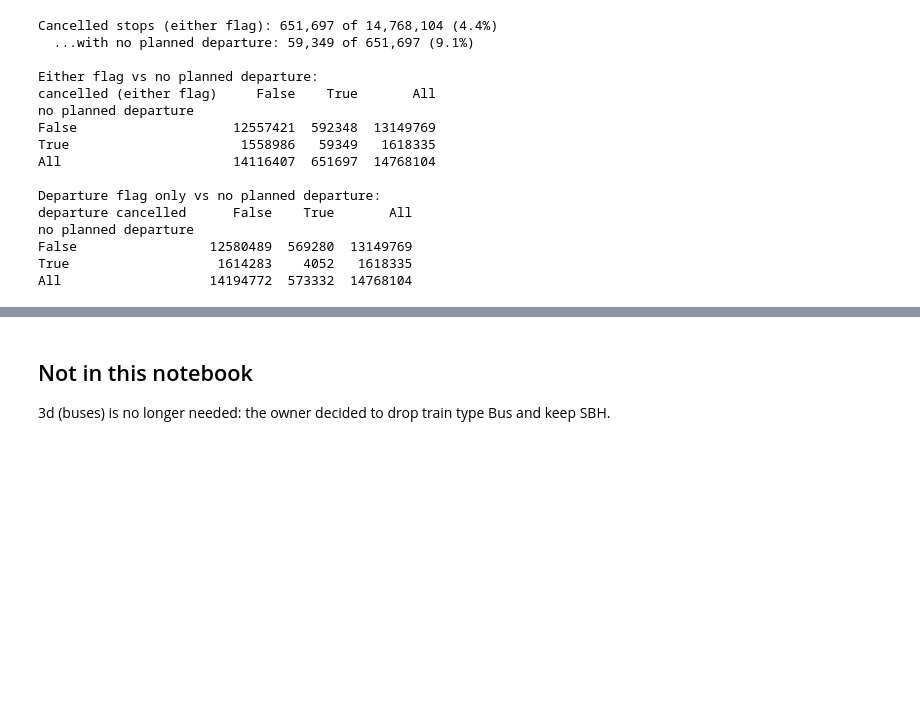
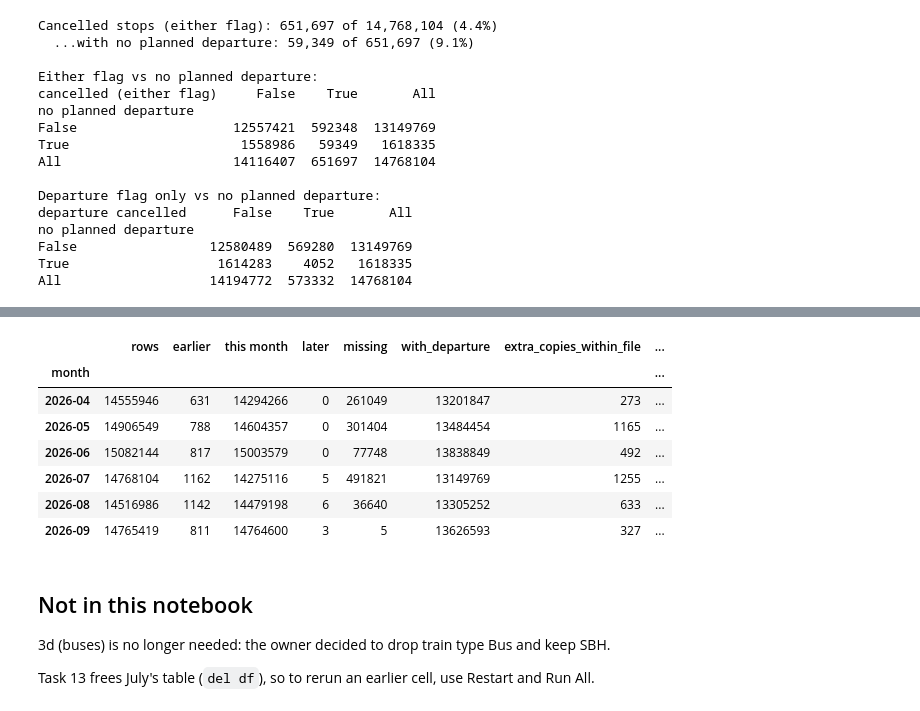
Before and after one commit to MadTMan/db-delay-risk, a Jupyter notebook: notebooks/02_data_checks.ipynb, the cells around one changed output, grey strips where cells are left out. Drawn from its saved outputs; the diff is of its cells as text; code cells hidden in the pictures; blank space fills up the shorter version.

Commit message:
feat: add cancel-switch and month-boundary checks

```diff
--- a/notebooks/02_data_checks.ipynb
+++ b/notebooks/02_data_checks.ipynb
@@ -24,6 +26,10 @@ CHECK_COLUMNS = [
     "departure_planned_time", "departure_change_time",
     *CANCEL_COLUMNS,
 ]
+
+# Task 13 reads every month, September included, so it loads ONLY key and planned-time
+# columns: no delay, no cancellation flags (September is the test month).
+BOUNDARY_COLUMNS = ["eva", "train_number", *PLANNED_TIME_COLUMNS]
 # %%
 df = pd.read_parquet(month_path(CHECK_MONTH), columns=CHECK_COLUMNS)
 print("Month:", CHECK_MONTH)
@@ -248,0 +279,15 @@ All                   14194772  573332  14768104
+# %%
+with_departure = df.loc[~no_departure, [DELAY_COLUMN, *CANCEL_COLUMNS]]
+is_late = with_departure[DELAY_COLUMN] >= LATE_THRESHOLD_MIN
+
+switches = with_departure.groupby(CANCEL_COLUMNS).agg(
+    stops=(DELAY_COLUMN, "size"),
+    with_delay=(DELAY_COLUMN, "count"),
+    median_delay=(DELAY_COLUMN, "median"),
+)
+switches["late_share"] = is_late.groupby([with_departure[c] for c in CANCEL_COLUMNS]).mean().round(3)
+print("Stops with a planned departure:", f"{len(with_departure):,}")
+display(switches)
+
+arrival_only = with_departure["arrival_is_canceled"] & ~with_departure["departure_is_canceled"]
+print("Arrival-only cancellations:", share(int(arrival_only.sum()), len(with_departure)))
@@ -249,4 +311,43 @@ All                   14194772  573332  14768104
+# %%
+del df, pair_keys, delay, with_departure   # free July's tables before reading six files one at a time
+
+POSITIONS = ["earlier", "this month", "later", "missing"]
+boundary_rows = []
+previous_keys = None
+for month in MONTHS:
+    stops = pd.read_parquet(month_path(month), columns=BOUNDARY_COLUMNS)
+    position_counts = month_position(planned_day(stops), month).value_counts()
+    keys = key_fingerprints(stops)
+    unique_keys = np.unique(keys)
+    in_previous = None if previous_keys is None else int(np.isin(keys, previous_keys).sum())
+    boundary_rows.append({
+        "month": month,
+        "rows": len(stops),
+        **{position: int(position_counts.get(position, 0)) for position in POSITIONS},
+        "with_departure": len(keys),
+        "extra_copies_within_file": len(keys) - len(unique_keys),   # control: July must match 3b
+        "key_also_in_previous_file": in_previous,
+        # Fingerprints only match across files if the columns have the same type everywhere.
+        "eva_type": str(stops["eva"].dtype),
+        "departure_time_type": str(stops["departure_planned_time"].dtype),
+    })
+    previous_keys = unique_keys
+    del stops
+
+boundaries = pd.DataFrame(boundary_rows).set_index("month")
+display(boundaries)
+# %% [output]
+|  | rows | earlier | this month | later | missing | with_departure | extra_copies_within_file | ... |
+| month |  |  |  |  |  |  |  | ... |
+| 2026-04 | 14555946 | 631 | 14294266 | 0 | 261049 | 13201847 | 273 | ... |
+| 2026-05 | 14906549 | 788 | 14604357 | 0 | 301404 | 13484454 | 1165 | ... |
+| 2026-06 | 15082144 | 817 | 15003579 | 0 | 77748 | 13838849 | 492 | ... |
+| 2026-07 | 14768104 | 1162 | 14275116 | 5 | 491821 | 13149769 | 1255 | ... |
+| 2026-08 | 14516986 | 1142 | 14479198 | 6 | 36640 | 13305252 | 633 | ... |
+| 2026-09 | 14765419 | 811 | 14764600 | 3 | 5 | 13626593 | 327 | ... |
 # %% [markdown]
 ## Not in this notebook
 
 3d (buses) is no longer needed: the owner decided to drop train type Bus and keep SBH.
+
+Task 13 frees July's table (`del df`), so to rerun an earlier cell, use Restart and Run All.
```
Also changed, not shown: parts of 6 cells of this notebook.
